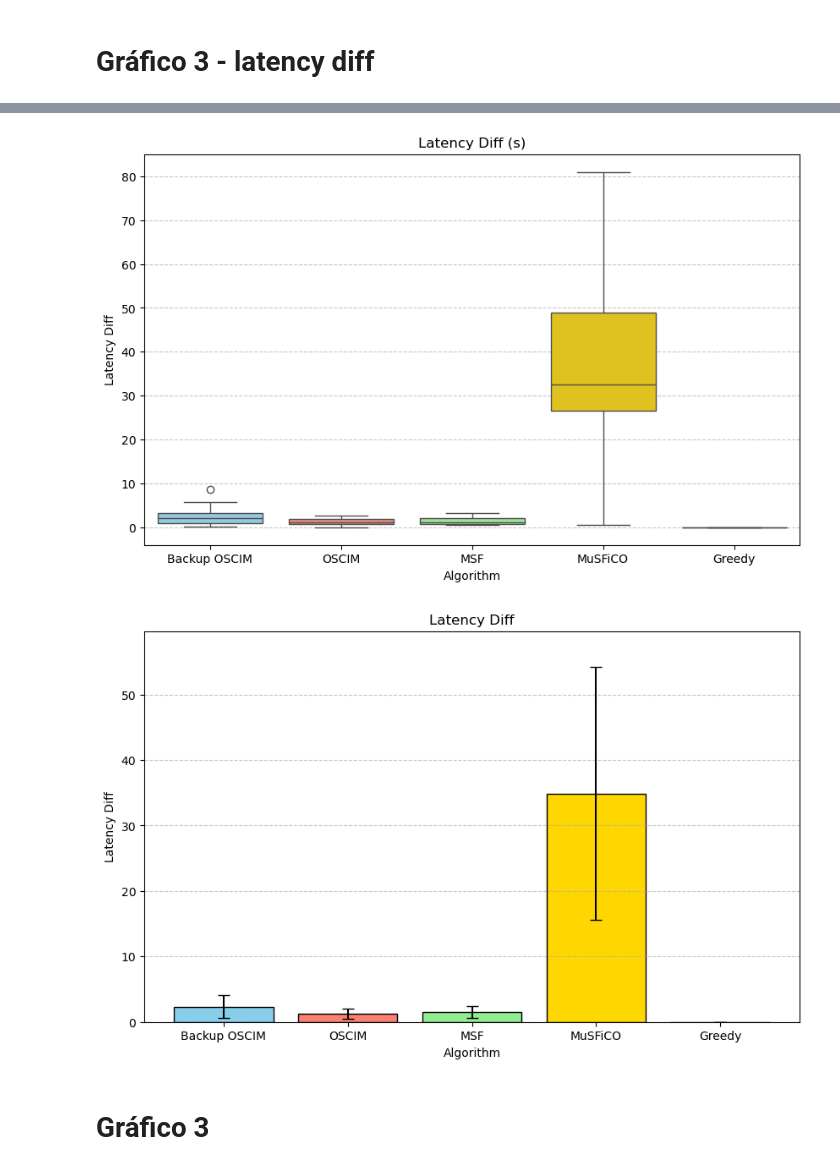
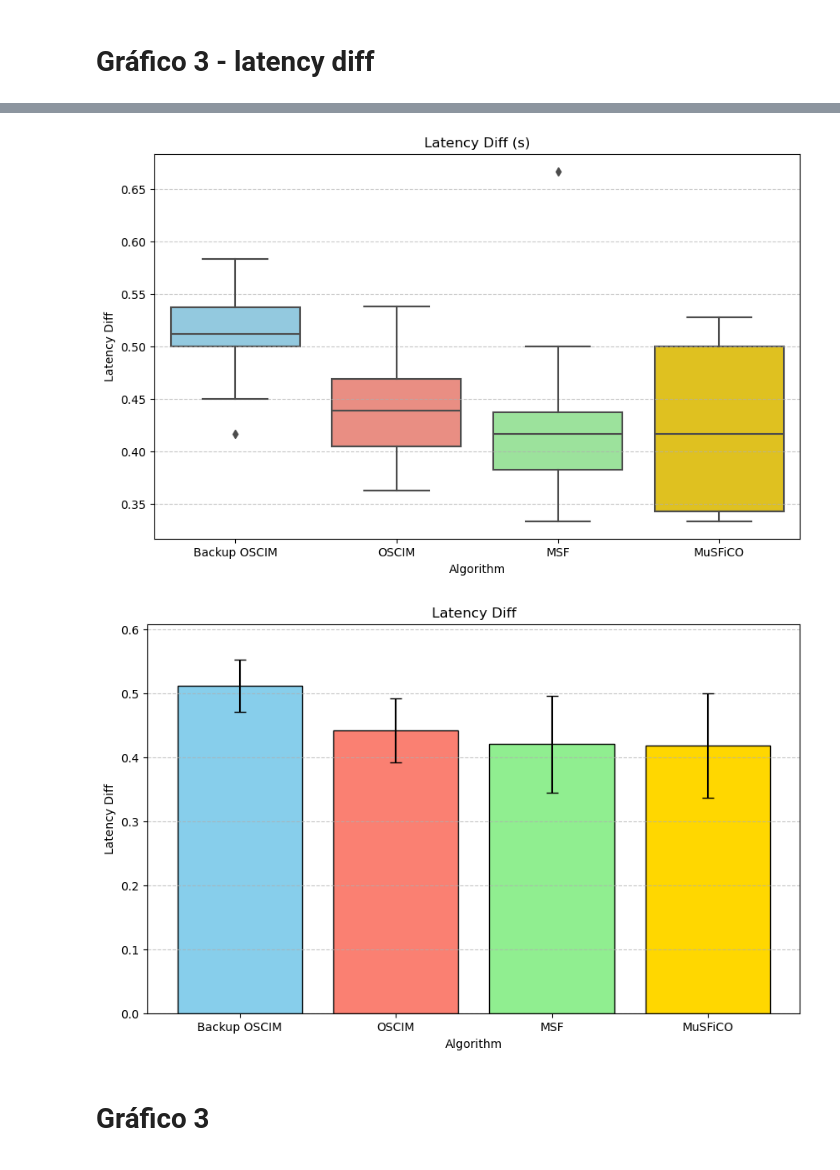
Before and after one commit to FialhoSJ/multi-user-sfc, a Jupyter notebook: plots/2024/the_real_resilience_plot.ipynb, the cells around one changed output, grey strips where cells are left out. Saved outputs shown, nothing was run; the diff lists cells and outputs as text; code cells hidden in the pictures.

```diff
--- a/plots/2024/the_real_resilience_plot.ipynb
+++ b/plots/2024/the_real_resilience_plot.ipynb
@@ -373,17 +372,26 @@ def collect_data_from_alg_directory(results_flows_directories, metricas_coleta):
                 #simulation_df = simulation_df[simulation_df['success'] != 'None']
 
                 # Filtra o DataFrame removendo as linhas onde 'sfc_recovered' é nulo ou 'None'
-                latency_diff = simulation_df.dropna(subset=['latency_diff'])
-                latency_diff = latency_diff[latency_diff['latency_diff'] != 'None']
-                latency_diff['latency_diff'] = latency_diff['latency_diff'] ** 2
+                # Filtra o DataFrame removendo as linhas onde 'latency_diff' é nulo ou 'None'
+                simulation_df = simulation_df.dropna(subset=['latency_diff'])
+                simulation_df = simulation_df[simulation_df['latency_diff'] != 'None']
 
-                latency_diff = latency_diff['latency_diff'].mean()
-                #print(latency_diff)
+                # Converte a coluna 'latency_diff' para valores numéricos (caso não esteja)
+                simulation_df['latency_diff'] = pd.to_numeric(simulation_df['latency_diff'], errors='coerce')
 
+                # Remove linhas com valores nulos após a conversão
+                simulation_df = simulation_df.dropna(subset=['latency_diff'])
+
+                # Calcula a média de 'latency_diff'
+                latency_diff_mean = simulation_df['latency_diff'].mean()
+                simulation_df['benefit_loss_rate'] = (simulation_df['latency_diff'] - 6) / -12
                 # Define o nome do algoritmo e incrementa a contagem de simulações
-                simulation_df['latency_diff'] = latency_diff
+                simulation_df['latency_diff'] = latency_diff_mean
                 simulation_df['algorithm'] = alg_name
                 simulation_df['simulation'] = log_simu[alg_name]['simulacoes_sucesso']
+
+                # Calcula a nova coluna 'benefit_loss_rate' com a fórmula especificad
+
 
                 #print(simulation_df)
                 data_nla.append(simulation_df)
@@ -473,12 +461,12 @@ import matplotlib.pyplot as plt
 import seaborn as sns
 
 # Definir a ordem dos algoritmos e as cores correspondentes
-algorithms_order = ['Backup OSCIM', 'OSCIM', 'MSF', 'MuSFiCO', 'Greedy']  # Substitua pelos nomes reais dos algoritmos
+algorithms_order = ['Backup OSCIM', 'OSCIM', 'MSF', 'MuSFiCO']  # Substitua pelos nomes reais dos algoritmos
 colors = ['skyblue', 'salmon', 'lightgreen', 'gold', 'plum', 'lightcoral']
 
 # Criar o boxplot usando seaborn com a paleta de cores correspondente
 plt.figure(figsize=(10, 6))
-sns.boxplot(x='algorithm', y='latency_diff', data=boxplot_df_2,
+sns.boxplot(x='algorithm', y='benefit_loss_rate', data=boxplot_df_2,
             palette=dict(zip(algorithms_order, colors)),
             order=algorithms_order)
 
@@ -489,34 +477,34 @@ plt.ylabel('Latency Diff')
 plt.grid(axis='y', linestyle='--', alpha=0.7)
 
 # Salvar a figura
 plt.savefig('latency_diff_boxplot.pdf')
 
 # Exibir a figura
 plt.show()
 
 # Calcular a média e o desvio padrão dos tempos de recuperação por algoritmo
-mean_times = boxplot_df_2.groupby('algorithm')['latency_diff'].mean()
-std_times = boxplot_df_2.groupby('algorithm')['latency_diff'].std()
+mean_times = boxplot_df_2.groupby('algorithm')['benefit_loss_rate'].mean()
+std_times = boxplot_df_2.groupby('algorithm')['benefit_loss_rate'].std()
 
 # Criar um barplot usando matplotlib com as mesmas cores e ordem de algoritmos
 plt.figure(figsize=(10, 6))
 bars = plt.bar(algorithms_order, mean_times[algorithms_order], yerr=std_times[algorithms_order],
                capsize=5, color=colors, edgecolor='black')
 
 # Estilizar o gráfico
 plt.title('Latency Diff')
 plt.xlabel('Algorithm')
 plt.ylabel('Latency Diff')
 plt.ylim(0, max(mean_times + std_times) * 1.1)  # Ajustar o limite superior com uma margem
 
 # Adicionar grade
 plt.grid(axis='y', linestyle='--', alpha=0.7)
 
 # Salvar a figura
 plt.savefig('latency_diff_barplot.pdf')
 
 # Exibir a figura
 plt.show()
 # %% [output]
-[figure, old version]
+[figure, new version]
-[figure, old version]
+[figure, new version]
```
Also changed, not shown: parts of 10 cells of this notebook, 2 other files.
